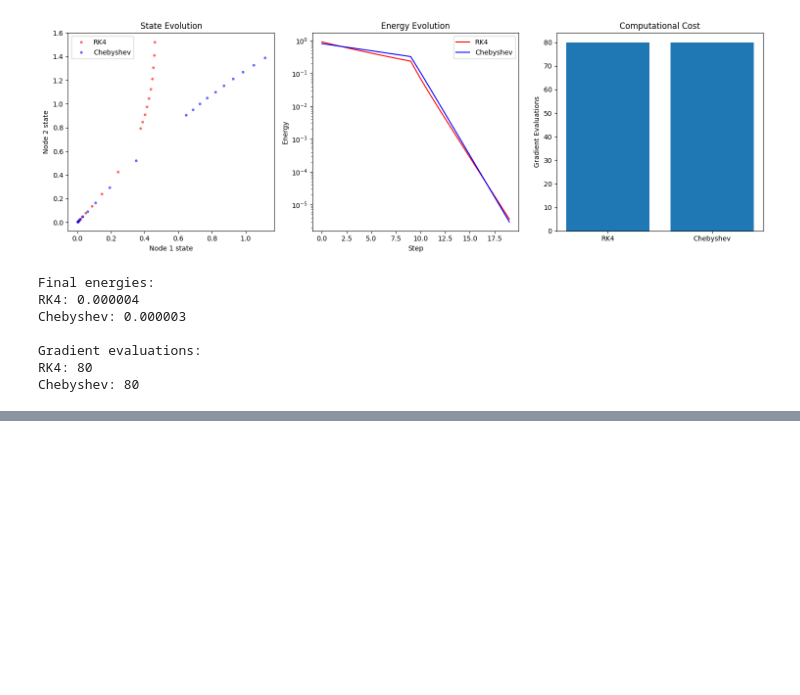
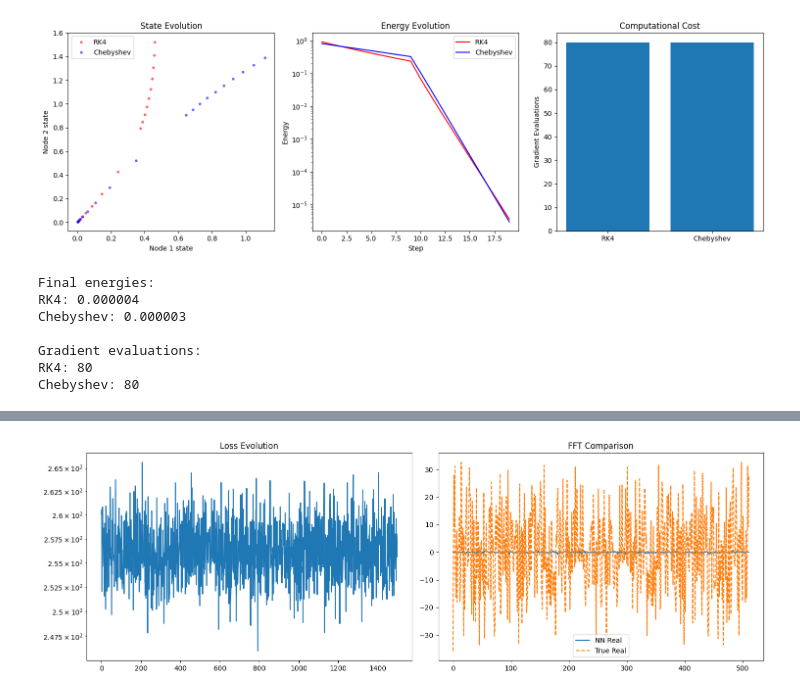
Before and after one commit to falseywinchnet/AI_STUFF, a Jupyter notebook: RCO.ipynb, the cells around one changed output, grey strips where cells are left out. Drawn from its saved outputs; the diff is of its cells as text; code cells hidden in the pictures; blank space fills up the shorter version.

```diff
--- a/RCO.ipynb
+++ b/RCO.ipynb
@@ -880,0 +881,75 @@ Adam Loss: 156.599915
+# %%
+import torch
+import torch.nn as nn
+import numpy as np
+import matplotlib.pyplot as plt
+
+class DFTNetwork(nn.Module):
+   def __init__(self, input_size=512):
+       super().__init__()
+       self.layer1 = nn.Linear(input_size, input_size*2)
+       self.layer2 = nn.Linear(input_size*2, input_size*2)
+
+   def forward(self, x):
+       x = self.layer1(x)
+       x = torch.tanh(x)
+       x = self.layer2(x)
+       return x.view(x.shape[0], -1, 2)
+
+class SGDOptimizer:
+    def __init__(self, params, learning_rate=0.01):
+        self.params = params  # list of parameters
+        self.lr = learning_rate
+
+    def zero_grad(self):
+        for p in self.params:
+            if p.grad is not None:
+                p.grad.zero_()  # set gradient to zero in-place
+    def step(self):
+        for p in self.params:
+            if p.grad is not None:  # check if gradient exists
+                p.data -= self.lr * p.grad  # basic SGD update step
+
+model_sgd= DFTNetwork()
+# Two optimizers
+optim_sgd = SGDOptimizer(model_sgd.parameters(), learning_rate=1.0)
+losses_sgd = []
+n_epochs = 1500
+
+def generate_fft_data(batch_size=32):
+    x = torch.randn(batch_size, 512)
+    y = torch.fft.fft(x)
+    return x, torch.stack((y.real, y.imag), dim=-1)
+
+for epoch in range(n_epochs):
+    x, y = generate_fft_data(batch_size=32)
+
+
+    # Adam model on same data
+    optim_sgd.zero_grad()
+    y_pred_sgd = model_sgd(x)
+    loss_sgd = torch.mean((y_pred_sgd - y)**2)
+    loss_sgd.backward()
+    optim_sgd.step()
+    losses_sgd.append(loss_sgd.item())
+    print(f'sgd Loss: {losses_sgd[-1]:.6f}')
+    # Plot results
+
+plt.figure(figsize=(15, 5))
+
+plt.subplot(121)
+plt.plot(losses_sgd)
+plt.title('Loss Evolution')
+plt.yscale('log')
+
+plt.subplot(122)
+with torch.no_grad():
+   y_pred = model_sgd(x)
+plt.plot(y_pred[0,:,0].numpy(), label='NN Real')
+plt.plot(y[0,:,0].numpy(), '--', label='True Real')
+plt.title('FFT Comparison')
+plt.legend()
+
+plt.tight_layout()
+plt.show()
+# %% [output]
@@ -880,0 +973 @@ Adam Loss: 156.599915
+[figure, added]
```
Also changed, not shown: parts of 3 cells of this notebook.
